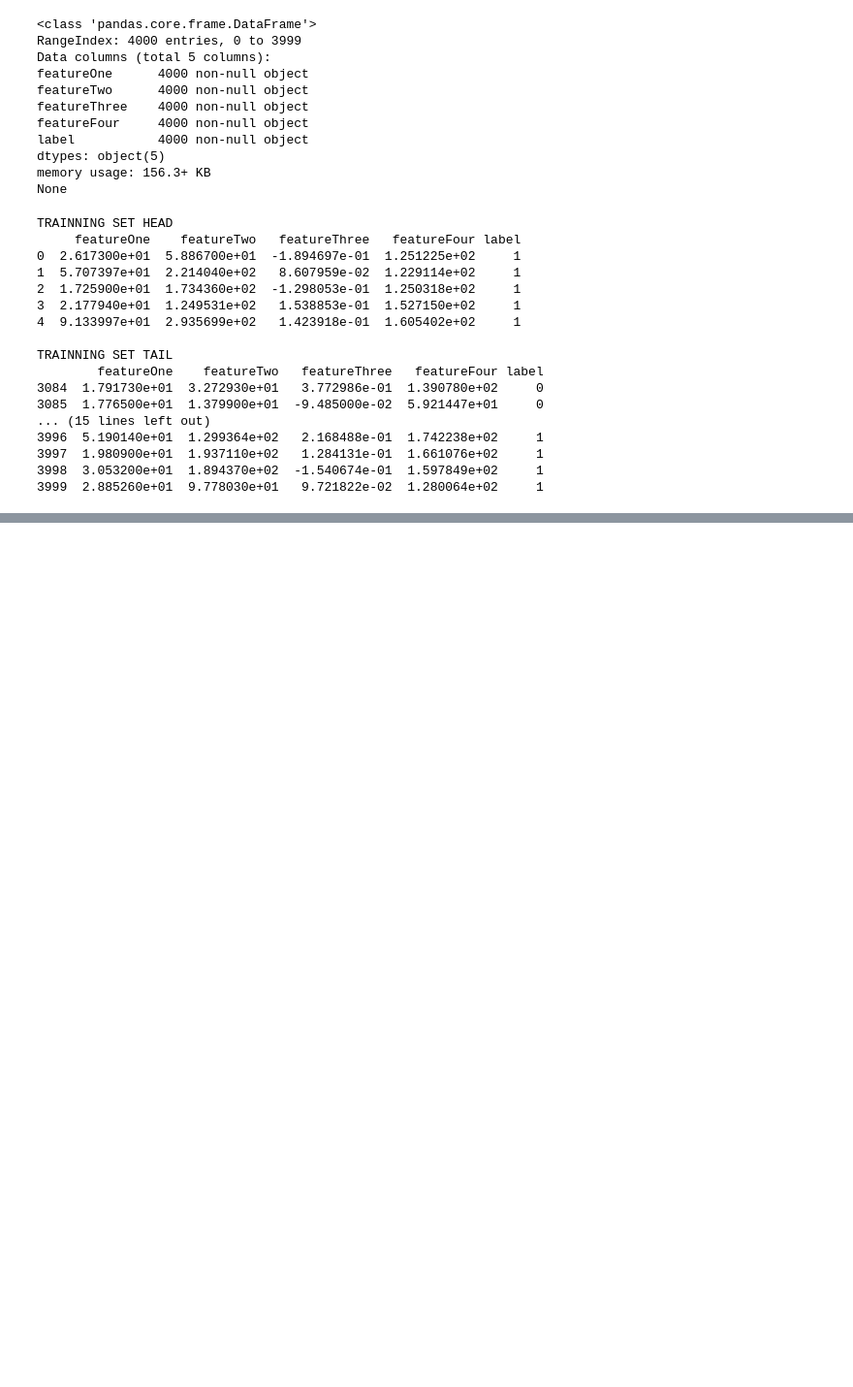
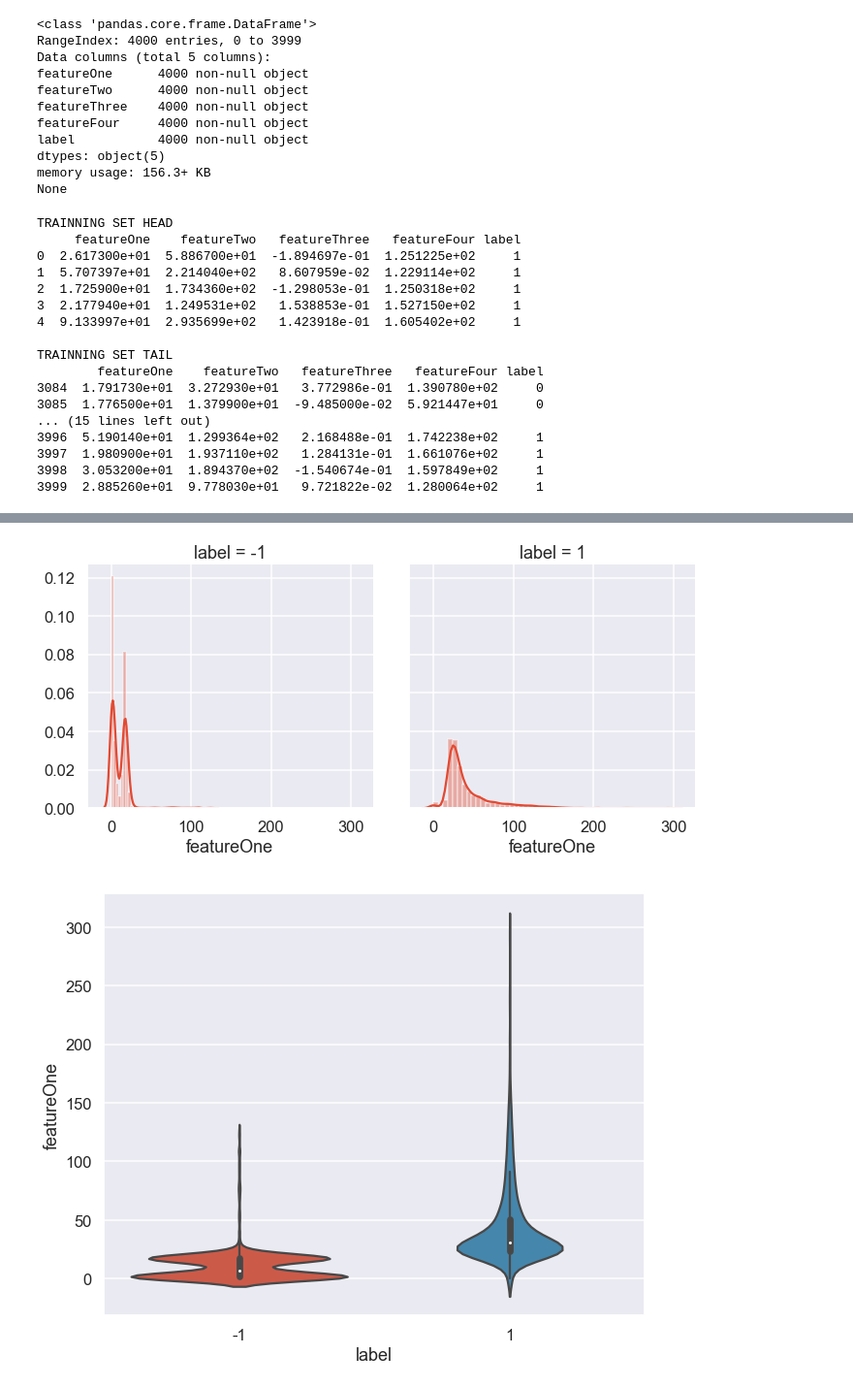
Before and after one commit to MiguelSteph/Pratical-Guide-To-SVM, a Jupyter notebook: code/preprocessing.ipynb, the cells around one changed output, grey strips where cells are left out. Shown at 97% size. Saved outputs shown, nothing was run; the diff lists cells and outputs as text; code cells hidden in the pictures; blank space fills up the shorter version.

```diff
--- a/code/preprocessing.ipynb
+++ b/code/preprocessing.ipynb
@@ -247,0 +273,15 @@ print(dfTest.head())
+# %%
+#2- View feature distribution per label type
+def plotFeatureDistributionPerLabelType(featureName) :
+    g = sns.FacetGrid(dfTrain, col='label', height=5)
+    g.map(sns.distplot, featureName)
+    plt.show()
+
+    plt.figure(figsize=(10,8))
+    ax = sns.violinplot(x='label', y=featureName, data=dfTrain)
+    plt.show()
+
+plotFeatureDistributionPerLabelType('featureOne')
+# %% [output]
+[figure, added]
+[figure, added]
```
Also changed, not shown: parts of 14 cells of this notebook, 4 other files.
